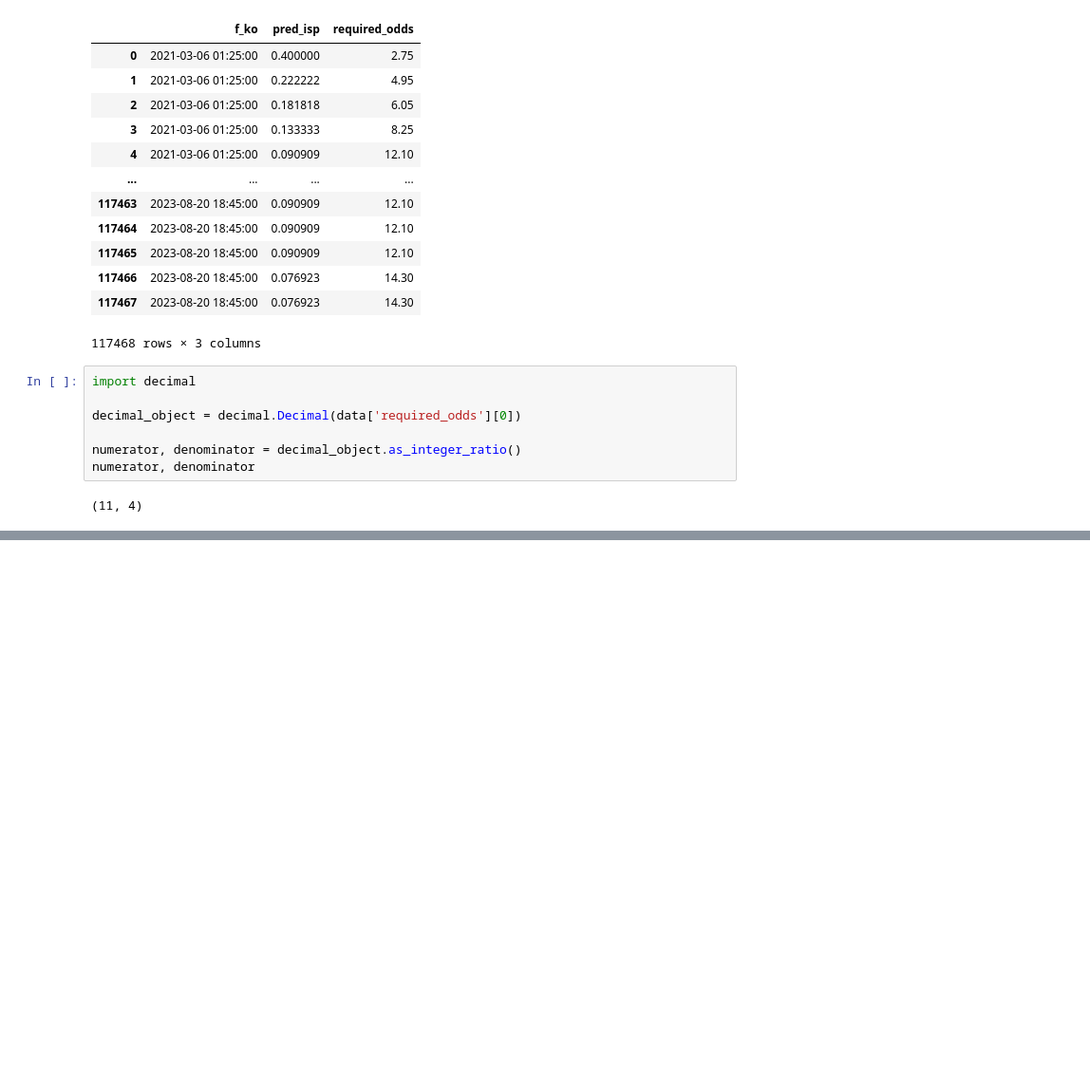
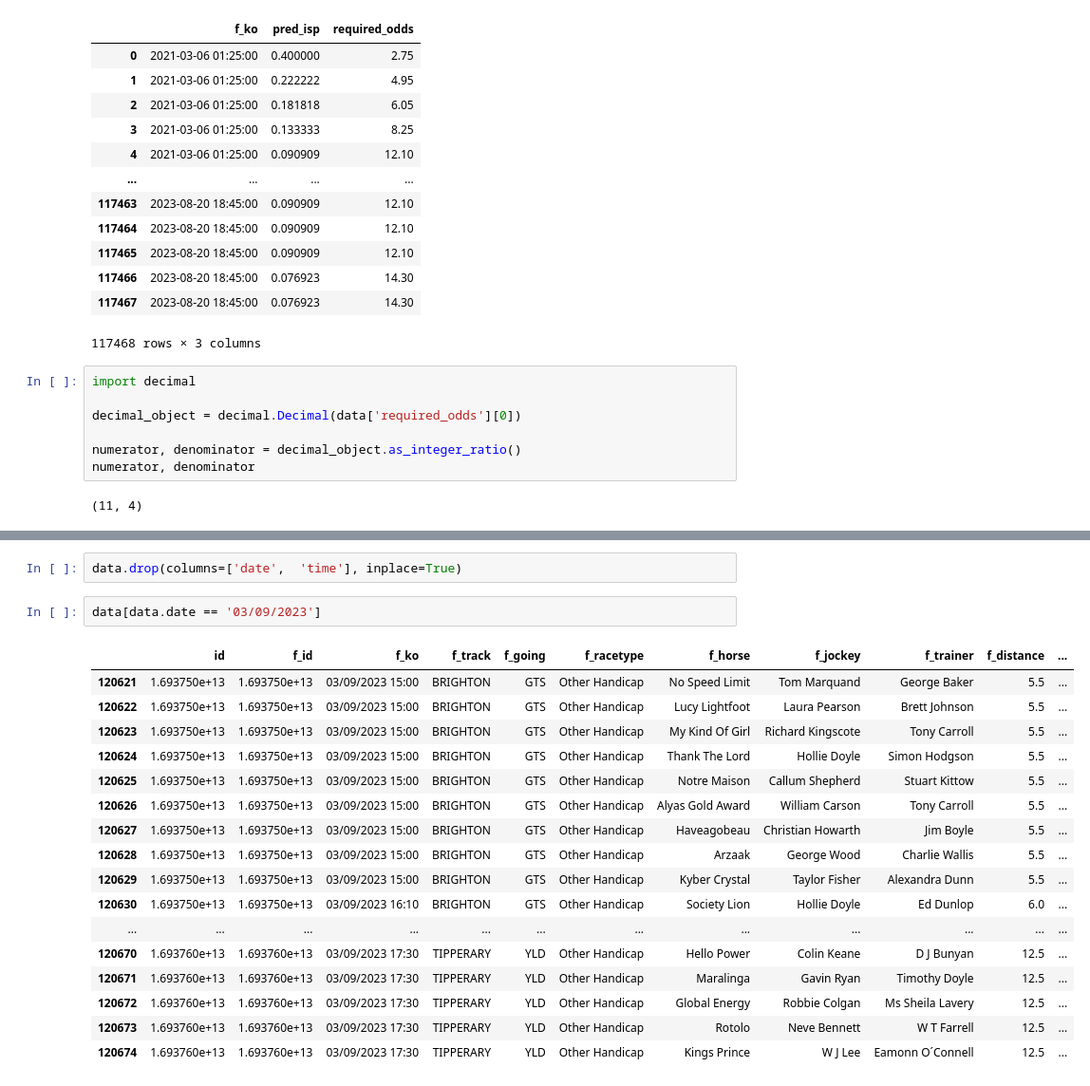
Before and after one commit to lucasglanville/and_theyre_off_frontend, a Jupyter notebook: notebooks/api_scrapbook.ipynb, the cells around one changed output, grey strips where cells are left out. Shown at 95% size. Drawn from its saved outputs; the diff is of its cells as text; blank space fills up the shorter version.

```diff
--- a/notebooks/api_scrapbook.ipynb
+++ b/notebooks/api_scrapbook.ipynb
@@ -103,0 +121,22 @@ data
+# %%
+data.drop(columns=['date',	'time'], inplace=True)
+# %%
+data[data.date == '03/09/2023']
+# %% [output]
+|  | id | f_id | f_ko | f_track | f_going | f_racetype | f_horse | f_jockey | f_trainer | f_distance | ... |
+| 120621 | 1.693750e+13 | 1.693750e+13 | 03/09/2023 15:00 | BRIGHTON | GTS | Other Handicap | No Speed Limit | Tom Marquand | George Baker | 5.5 | ... |
+| 120622 | 1.693750e+13 | 1.693750e+13 | 03/09/2023 15:00 | BRIGHTON | GTS | Other Handicap | Lucy Lightfoot | Laura Pearson | Brett Johnson | 5.5 | ... |
+| 120623 | 1.693750e+13 | 1.693750e+13 | 03/09/2023 15:00 | BRIGHTON | GTS | Other Handicap | My Kind Of Girl | Richard Kingscote | Tony Carroll | 5.5 | ... |
+| 120624 | 1.693750e+13 | 1.693750e+13 | 03/09/2023 15:00 | BRIGHTON | GTS | Other Handicap | Thank The Lord | Hollie Doyle | Simon Hodgson | 5.5 | ... |
+| 120625 | 1.693750e+13 | 1.693750e+13 | 03/09/2023 15:00 | BRIGHTON | GTS | Other Handicap | Notre Maison | Callum Shepherd | Stuart Kittow | 5.5 | ... |
+| 120626 | 1.693750e+13 | 1.693750e+13 | 03/09/2023 15:00 | BRIGHTON | GTS | Other Handicap | Alyas Gold Award | William Carson | Tony Carroll | 5.5 | ... |
+| 120627 | 1.693750e+13 | 1.693750e+13 | 03/09/2023 15:00 | BRIGHTON | GTS | Other Handicap | Haveagobeau | Christian Howarth | Jim Boyle | 5.5 | ... |
+| 120628 | 1.693750e+13 | 1.693750e+13 | 03/09/2023 15:00 | BRIGHTON | GTS | Other Handicap | Arzaak | George Wood | Charlie Wallis | 5.5 | ... |
+| 120629 | 1.693750e+13 | 1.693750e+13 | 03/09/2023 15:00 | BRIGHTON | GTS | Other Handicap | Kyber Crystal | Taylor Fisher | Alexandra Dunn | 5.5 | ... |
+| 120630 | 1.693750e+13 | 1.693750e+13 | 03/09/2023 16:10 | BRIGHTON | GTS | Other Handicap | Society Lion | Hollie Doyle | Ed Dunlop | 6.0 | ... |
+| ... | ... | ... | ... | ... | ... | ... | ... | ... | ... | ... | ... |
+| 120670 | 1.693760e+13 | 1.693760e+13 | 03/09/2023 17:30 | TIPPERARY | YLD | Other Handicap | Hello Power | Colin Keane | D J Bunyan | 12.5 | ... |
+| 120671 | 1.693760e+13 | 1.693760e+13 | 03/09/2023 17:30 | TIPPERARY | YLD | Other Handicap | Maralinga | Gavin Ryan | Timothy Doyle | 12.5 | ... |
+| 120672 | 1.693760e+13 | 1.693760e+13 | 03/09/2023 17:30 | TIPPERARY | YLD | Other Handicap | Global Energy | Robbie Colgan | Ms Sheila Lavery | 12.5 | ... |
+| 120673 | 1.693760e+13 | 1.693760e+13 | 03/09/2023 17:30 | TIPPERARY | YLD | Other Handicap | Rotolo | Neve Bennett | W T Farrell | 12.5 | ... |
+| 120674 | 1.693760e+13 | 1.693760e+13 | 03/09/2023 17:30 | TIPPERARY | YLD | Other Handicap | Kings Prince | W J Lee | Eamonn O´Connell | 12.5 | ... |
```
Also changed, not shown: parts of 3 cells of this notebook, 3 other files.
